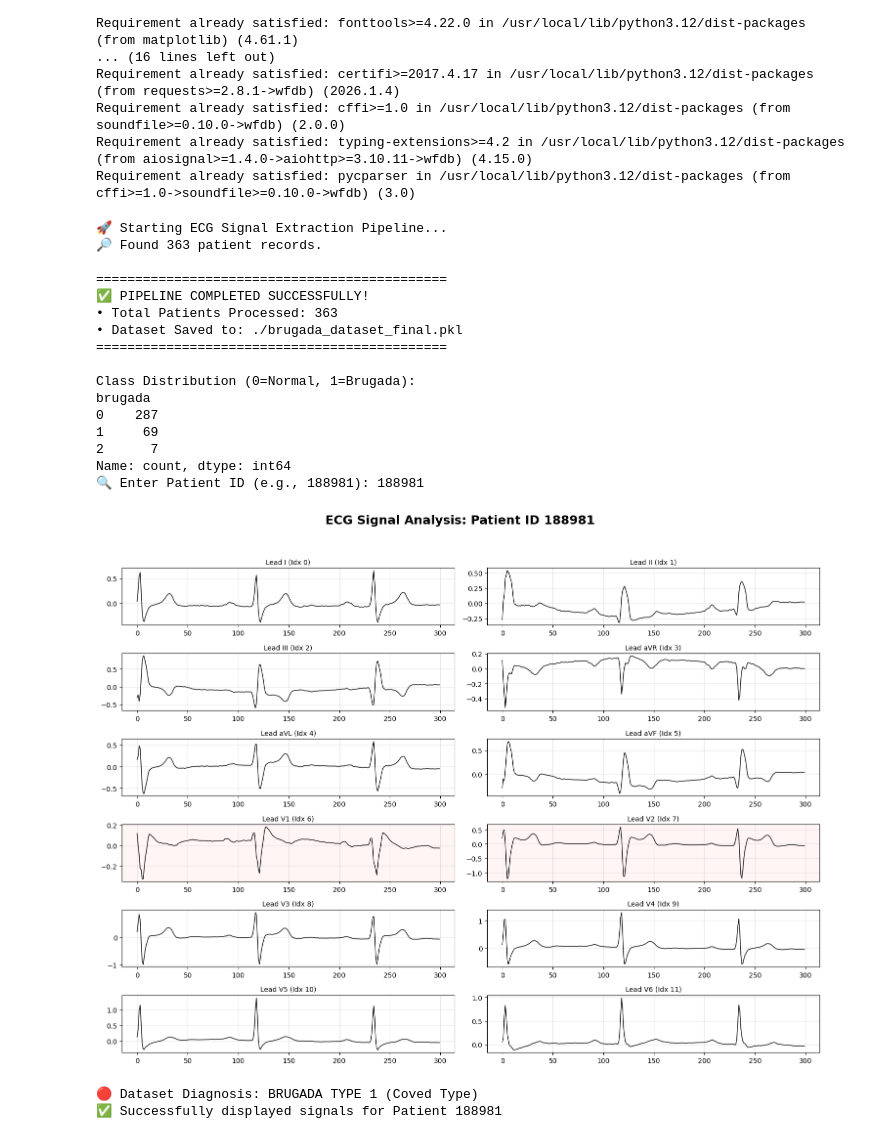
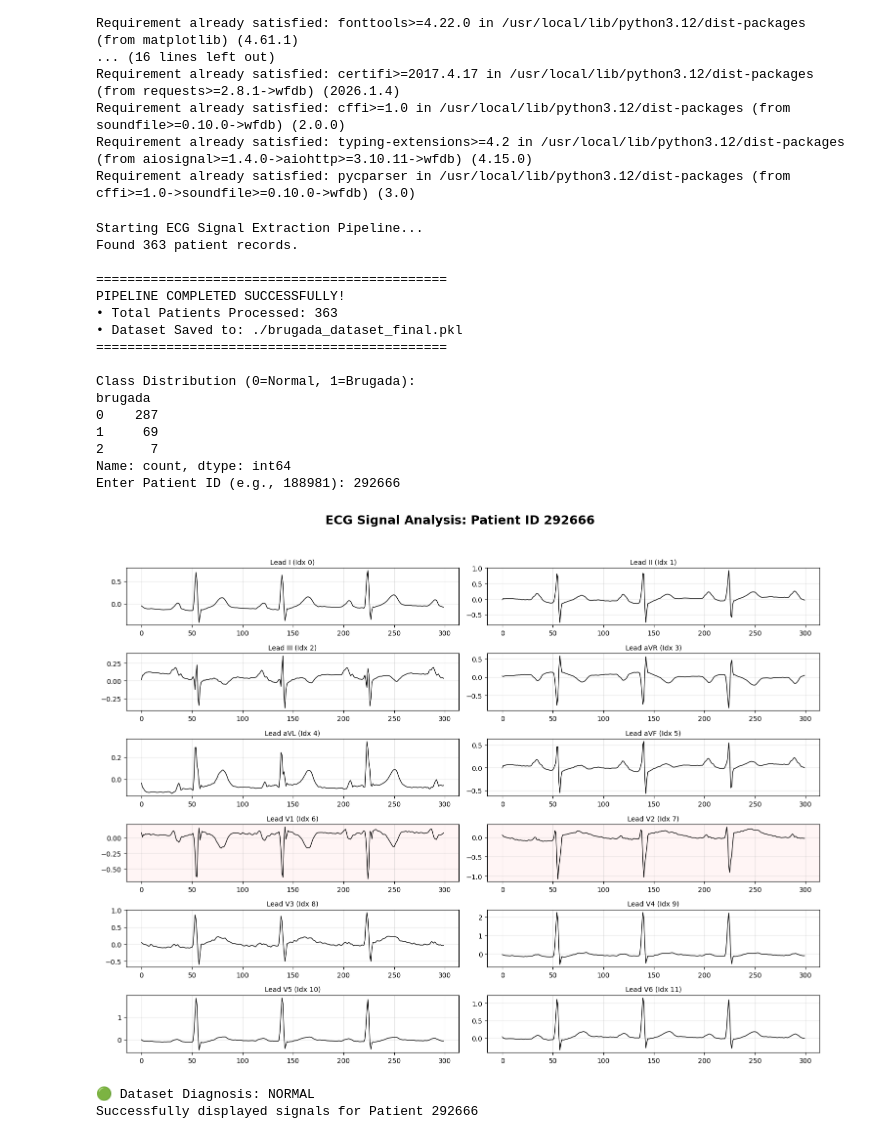
Before and after one commit to ALYANANASUHAH/IDSC2026-AUTUMN-ANALYTICS---BRUGADA-, a Jupyter notebook: AUTUMN_ANALYTICS.ipynb, the cells around one changed output. Saved outputs shown, nothing was run; the diff lists cells and outputs as text; code cells hidden in the pictures.

```diff
--- a/AUTUMN_ANALYTICS.ipynb
+++ b/AUTUMN_ANALYTICS.ipynb
@@ -76,12 +76,12 @@ def plot_professional_ecg(record, pid):
 def process_ecg_data(paths):
     """Reads .hea/.dat files and extracts V1/V2 signals as State inputs."""
     if not os.path.exists(paths['data']):
-        print(f"❌ ERROR: Folder '{paths['data']}' not found in sidebar!")
+        print(f"ERROR: Folder '{paths['data']}' not found in sidebar!")
         return pd.DataFrame()
 
     # Listing .hea files
     patient_ids = [f.replace('.hea', '') for f in os.listdir(paths['data']) if f.endswith('.hea')]
-    print(f"🔎 Found {len(patient_ids)} patient records.")
+    print(f"Found {len(patient_ids)} patient records.")
 
     extracted_data = []
 
@@ -101,7 +101,7 @@ def process_ecg_data(paths):
                 'V2_Signal': v2_sig
             })
         except Exception as e:
-            print(f"⚠️ Skipping ID {pid} due to error: {e}")
+            print(f"Skipping ID {pid} due to error: {e}")
 
     return pd.DataFrame(extracted_data)
 
@@ -114,7 +114,7 @@ if __name__ == "__main__":
 
     # Step B: Start Signal Extraction
     # This will now only print progress without showing any plots
-    print("🚀 Starting ECG Signal Extraction Pipeline...")
+    print("Starting ECG Signal Extraction Pipeline...")
     df_signals = process_ecg_data(paths)
 
     # Step C: Merge with metadata.csv & Save for RL Training
@@ -135,7 +135,7 @@ if __name__ == "__main__":
                 final_df.to_pickle(paths['output'])
 
                 print("\n" + "="*45)
-                print("✅ PIPELINE COMPLETED SUCCESSFULLY!")
+                print("PIPELINE COMPLETED SUCCESSFULLY!")
                 print(f"• Total Patients Processed: {len(final_df)}")
                 print(f"• Dataset Saved to: {paths['output']}")
                 print("="*45)
@@ -145,16 +145,16 @@ if __name__ == "__main__":
                 print(final_df['brugada'].value_counts())
 
             except Exception as merge_err:
-                print(f"❌ Error during metadata merge: {merge_err}")
+                print(f"Error during metadata merge: {merge_err}")
         else:
-            print(f"❌ ERROR: 'metadata.csv' not found! Please upload to sidebar.")
+            print(f"ERROR: 'metadata.csv' not found! Please upload to sidebar.")
     else:
-        print("❌ Pipeline failed: No ECG signals were extracted.")
+        print("Pipeline failed: No ECG signals were extracted.")
 
 # =================================================================
 # 6. INTERACTIVE SEARCH DASHBOARD
 # =================================================================
-search_id = input("🔍 Enter Patient ID (e.g., 188981): ")
+search_id = input("Enter Patient ID (e.g., 188981): ")
 
 try:
     # 1. Visualization
@@ -172,39 +172,39 @@ try:
 
             if label == 1:
                 result = "BRUGADA TYPE 1 (Coved Type)"
                 icon = "🔴"
             elif label == 2:
                 result = "BRUGADA TYPE 2 (Saddle-back Type)"
                 icon = "🟠"
             else:
                 result = "NORMAL"
                 icon = "🟢"
 
             print(f"{icon} Dataset Diagnosis: {result}")
-            print(f"✅ Successfully displayed signals for Patient {search_id}")
+            print(f"Successfully displayed signals for Patient {search_id}")
         else:
             print(f"⚠️ Signals found, but ID {search_id} is missing from metadata.csv")
 
 except Exception as e:
-    print(f"❌ ID {search_id} not found or system error occurred.")
+    print(f"ID {search_id} not found or system error occurred.")
     print(f"Detail: {e}")
 # %% [output]
-🚀 Starting ECG Signal Extraction Pipeline...
-🔎 Found 363 patient records.
+Starting ECG Signal Extraction Pipeline...
+Found 363 patient records.
 
 =============================================
-✅ PIPELINE COMPLETED SUCCESSFULLY!
+PIPELINE COMPLETED SUCCESSFULLY!
 • Total Patients Processed: 363
 • Dataset Saved to: ./brugada_dataset_final.pkl
 =============================================
 
 Class Distribution (0=Normal, 1=Brugada):
 brugada
 0    287
 1     69
 2      7
 Name: count, dtype: int64
-🔍 Enter Patient ID (e.g., 188981): 188981
+Enter Patient ID (e.g., 188981): 292666
-[figure, old version]
+[figure, new version]
-🔴 Dataset Diagnosis: BRUGADA TYPE 1 (Coved Type)
-✅ Successfully displayed signals for Patient 188981
+🟢 Dataset Diagnosis: NORMAL
+Successfully displayed signals for Patient 292666
```
